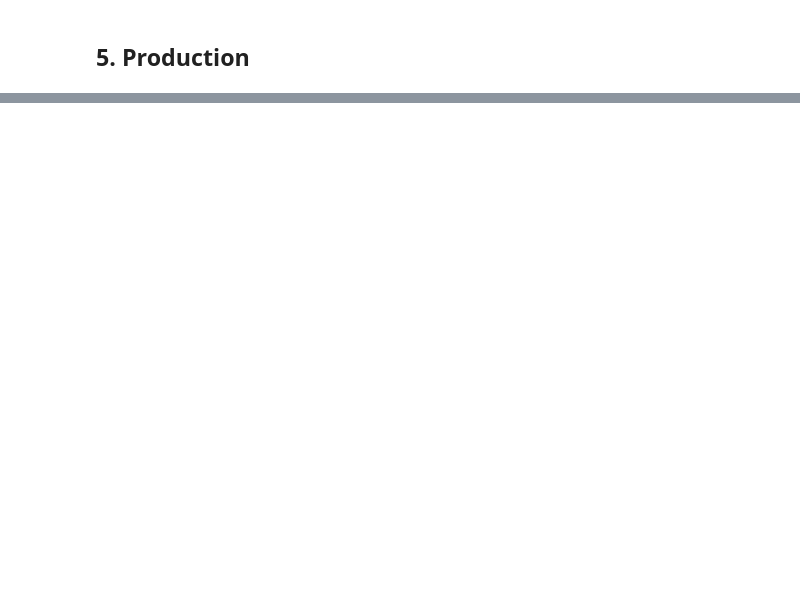
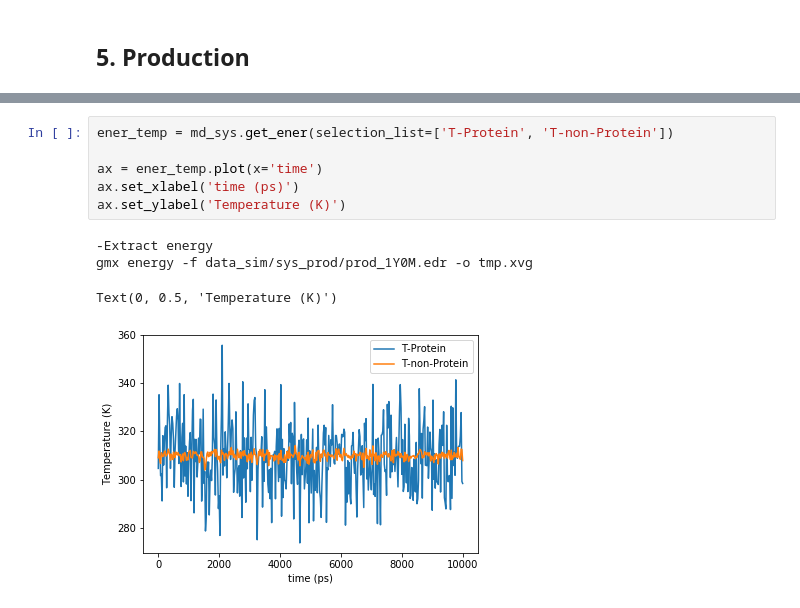
Before and after one commit to samuelmurail/gromacs_py, a Jupyter notebook: gromacs_py/doc/notebook/00_basic_example.ipynb, the cells around one changed output, grey strips where cells are left out. Drawn from its saved outputs; the diff is of its cells as text; blank space fills up the shorter version.

```diff
--- a/gromacs_py/doc/notebook/00_basic_example.ipynb
+++ b/gromacs_py/doc/notebook/00_basic_example.ipynb
@@ -257,0 +263,11 @@ len(ener_pd_1)
+# %%
+ener_temp = md_sys.get_ener(selection_list=['T-Protein', 'T-non-Protein'])
+
+ax = ener_temp.plot(x='time')
+ax.set_xlabel('time (ps)')
+ax.set_ylabel('Temperature (K)')
+# %% [output]
+-Extract energy
+gmx energy -f data_sim/sys_prod/prod_1Y0M.edr -o tmp.xvg
+Text(0, 0.5, 'Temperature (K)')
+[figure, added]
```
Also changed, not shown: parts of 11 cells of this notebook.
